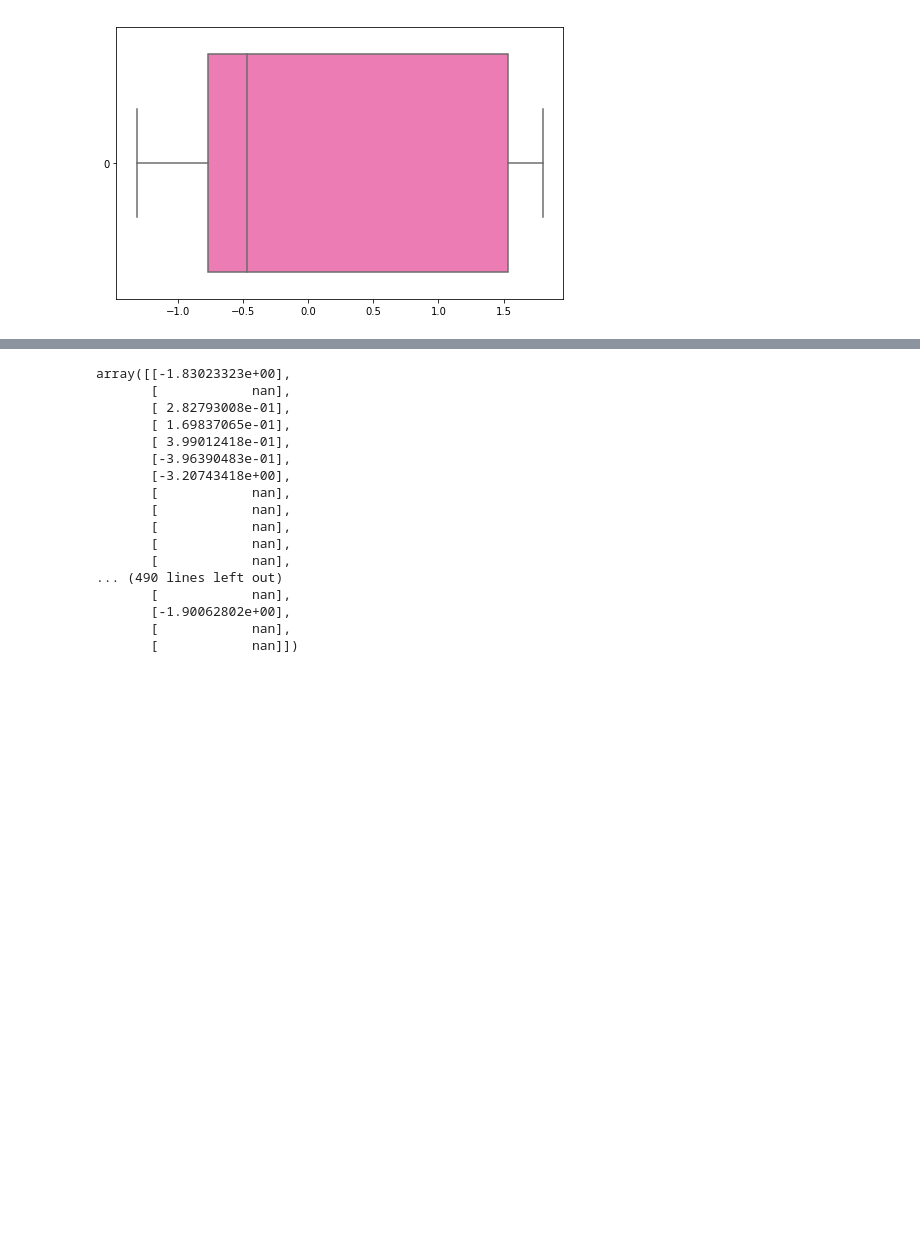
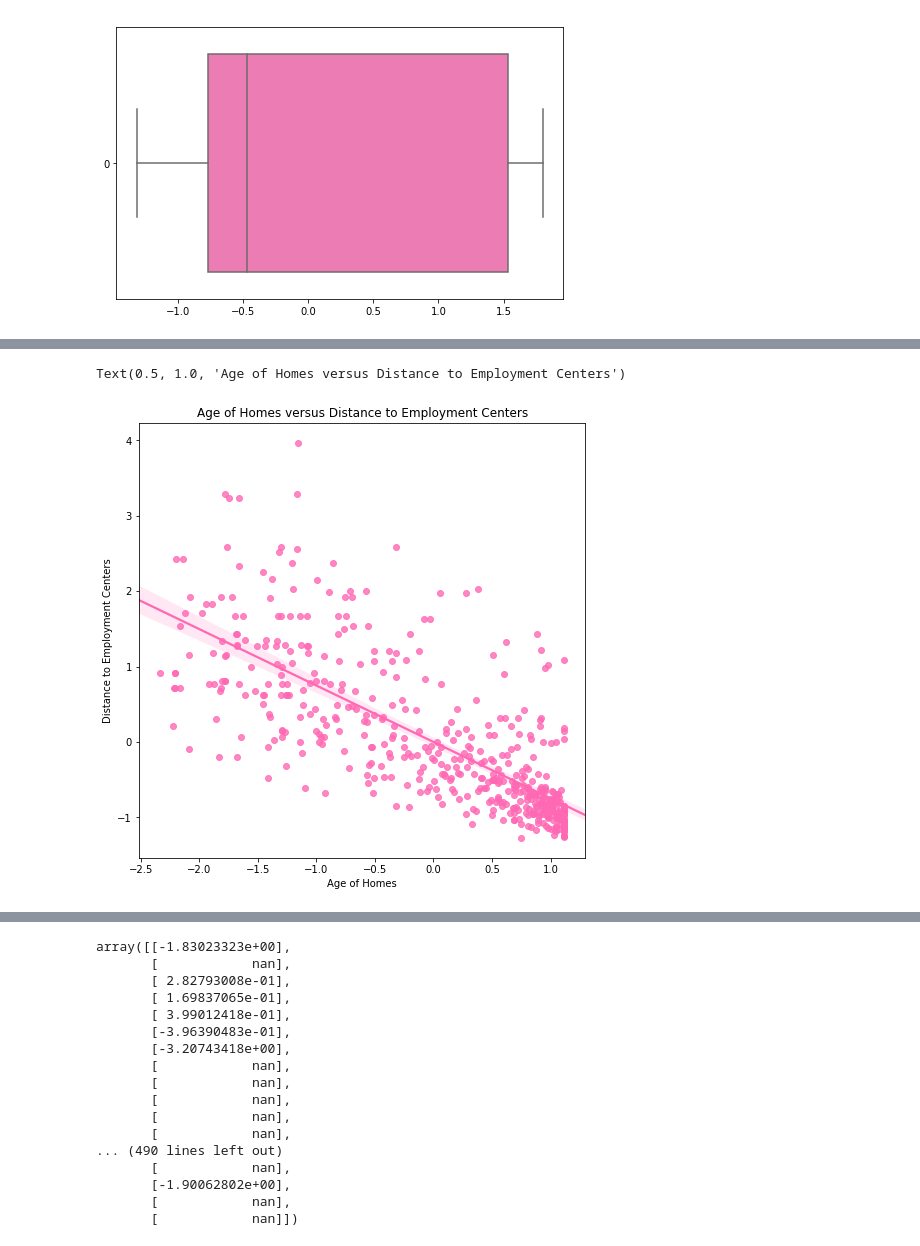
Before and after one commit to brandibeals/NW422-Week3-Housing, a Jupyter notebook: Beals Assignment 3.ipynb, the cells around one changed output, grey strips where cells are left out. Cells and saved outputs as stored; diff of their text form; code cells hidden in the pictures; blank space fills up the shorter version.

```diff
--- a/Beals Assignment 3.ipynb
+++ b/Beals Assignment 3.ipynb
@@ -282,0 +287,13 @@ prelim_model_data = np.array([boston.mv,\
+# %%
+# 7 v 8: Age of Homes versus Distance to Employment Centers
+plt.figure(figsize=(8,8))
+sns.regplot(x=boston_norm[7], y=boston_norm[8], color="hotpink")
+plt.xlabel("Age of Homes")
+plt.ylabel("Distance to Employment Centers")
+plt.title("Age of Homes versus Distance to Employment Centers")
+
+# there is a negative relationship between age of homes and distance to employment centers
+# meaning, newer homes are associated with less of a need for employment centers
+# %% [output]
+Text(0.5, 1.0, 'Age of Homes versus Distance to Employment Centers')
+[figure, added]
```
Also changed, not shown: parts of 25 cells of this notebook.
